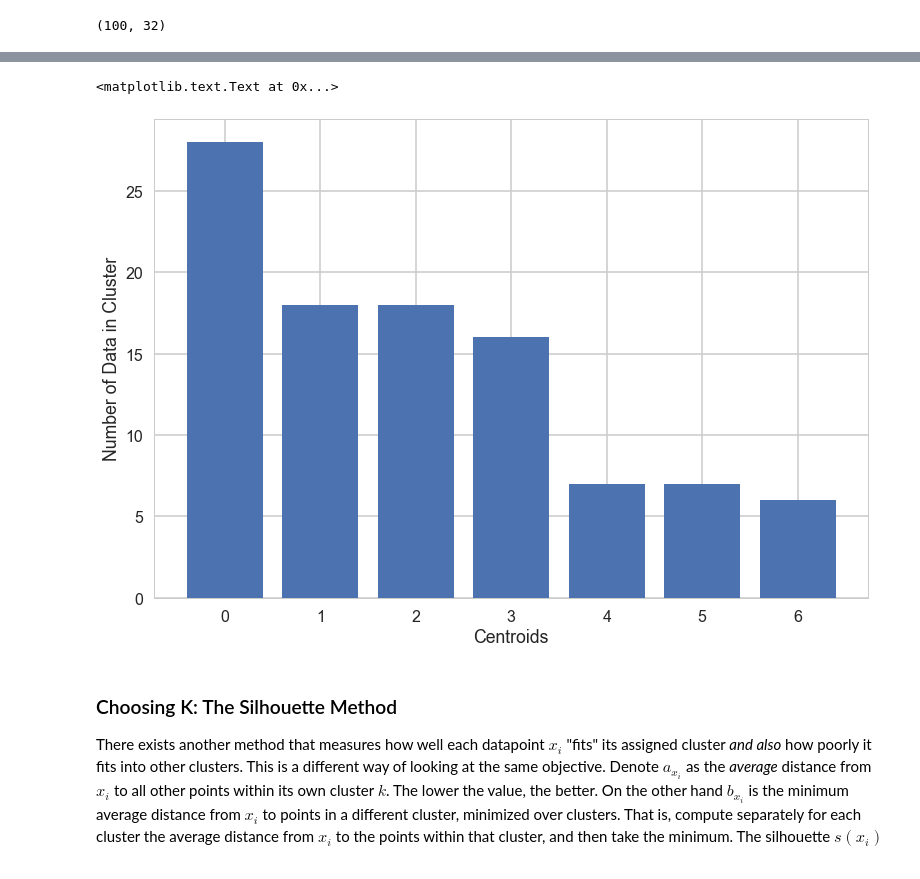
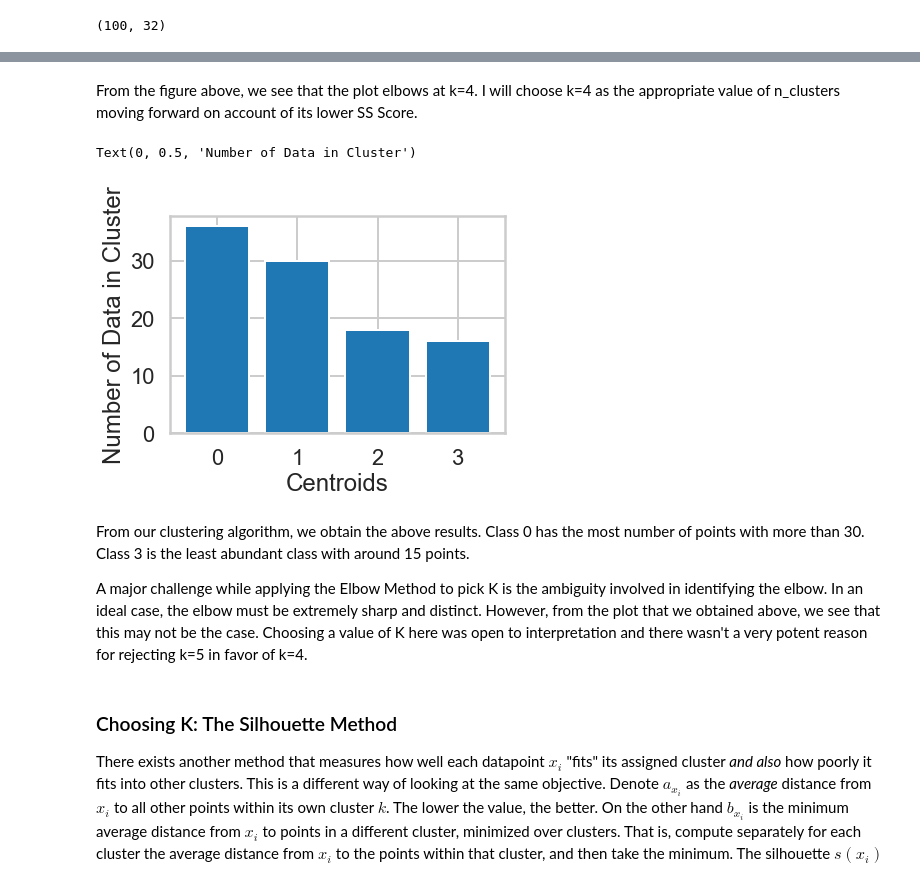
Before and after one commit to yidingweng/SpringBoard, a Jupyter notebook: Mini_projects/clustering/Mini_Project_Clustering.ipynb, the cells around one changed output, grey strips where cells are left out. Cells and saved outputs as stored; diff of their text form; code cells hidden in the pictures.

Commit message:
clustering

```diff
--- a/Mini_projects/clustering/Mini_Project_Clustering.ipynb
+++ b/Mini_projects/clustering/Mini_Project_Clustering.ipynb
@@ -126,13 +130,19 @@ plt.show()
+# %% [markdown]
+From the figure above, we see that the plot elbows at k=4. I will choose k=4 as the appropriate value of n_clusters moving forward on account of its lower SS Score.
 # %%
-km = KMeans(n_clusters = 7)
+km = KMeans(n_clusters = 4)
 df['cluster'] = km.fit_predict(x_cols)
 
-plt.bar([0,1,2,3,4,5,6], df.cluster.value_counts())
+plt.bar([0,1,2,3], df.cluster.value_counts())
 plt.xlabel('Centroids')
 plt.ylabel('Number of Data in Cluster')
 # %% [output]
-<matplotlib.text.Text at 0x...>
+Text(0, 0.5, 'Number of Data in Cluster')
-[figure, old version]
+[figure, new version]
+# %% [markdown]
+From our clustering algorithm, we obtain the above results. Class 0 has the most number of points with more than 30. Class 3 is the least abundant class with around 15 points.
+
+A major challenge while applying the Elbow Method to pick K is the ambiguity involved in identifying the elbow. In an ideal case, the elbow must be extremely sharp and distinct. However, from the plot that we obtained above, we see that this may not be the case. Choosing a value of K here was open to interpretation and there wasn't a very potent reason for rejecting k=5 in favor of k=4.
 # %% [markdown]
 ### Choosing K: The Silhouette Method
 
```
Also changed, not shown: parts of 16 cells of this notebook.
